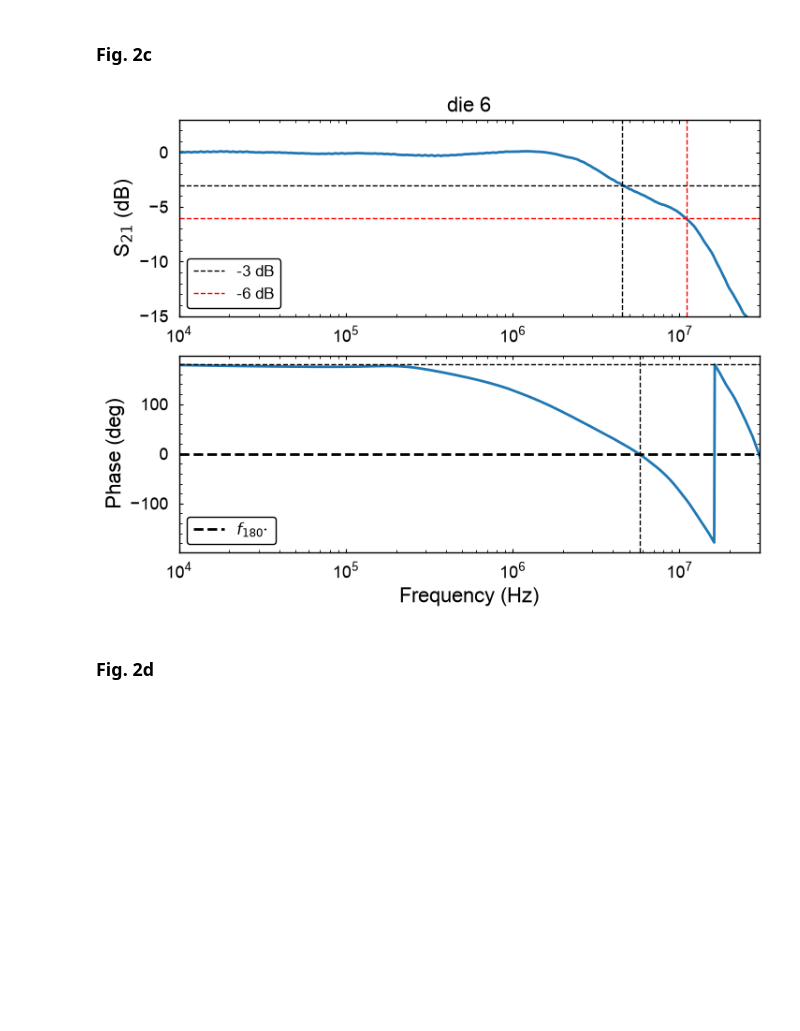
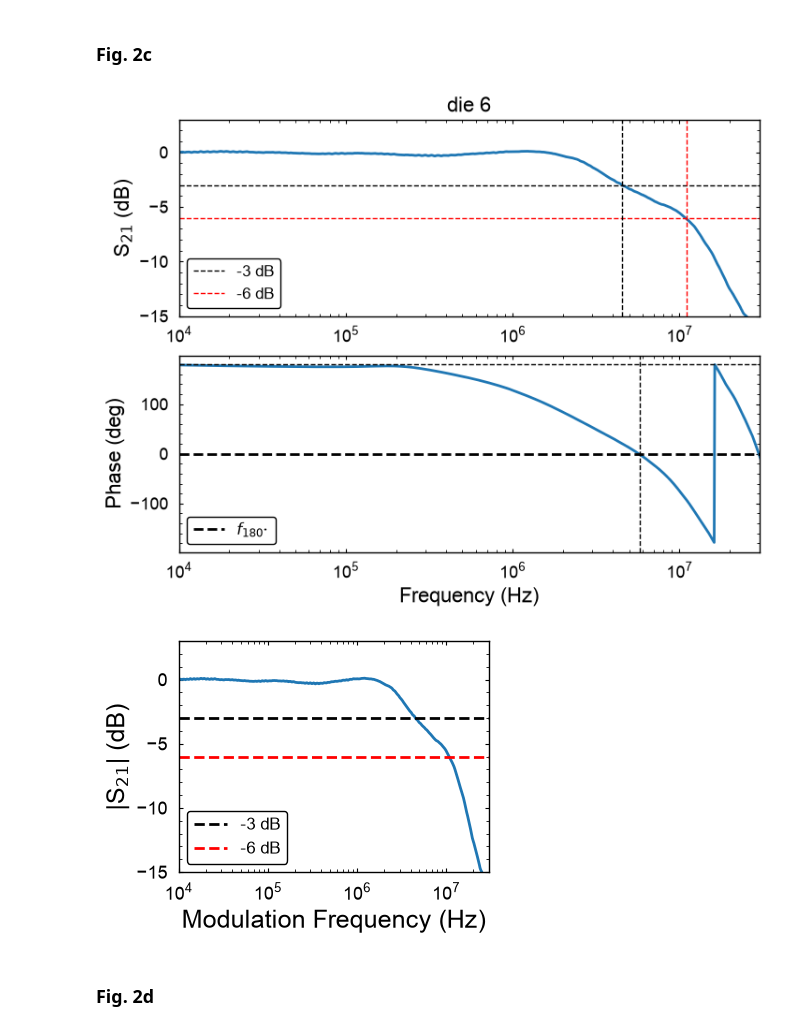
Before and after one commit to aisichenko/ncomms2026-780pzt, a Jupyter notebook: 780_PZT_NCOMMS_DATA.ipynb, the cells around one changed output. Saved outputs shown, nothing was run; the diff lists cells and outputs as text; code cells hidden in the pictures; blank space fills up the shorter version.

Commit message:
update to generate PDF of figures

```diff
--- a/780_PZT_NCOMMS_DATA.ipynb
+++ b/780_PZT_NCOMMS_DATA.ipynb
@@ -111,33 +111,48 @@ plt.subplot(2,1,1)
 base_path = data_join('figure2', 'fig2c')
 filename = f'die6_d6_S21_BPD_5.csv'
 path = os.path.join(base_path, filename)
 df_die6_d6 = get_pna_data(path)
 S21_amp_die6_d6_run = df_die6_d6['S21(DB)'] + 3.9 # - np.mean(df_die6_d6['S21(DB)'][0:10])
 
 plt.subplot(2,1,1)
 plt.semilogx(df_die6_d6['Freq(Hz)'], S21_amp_die6_d6_run, lw=2)
 plt.axhline(-3, ls='--', color='k', lw=1, label='-3 dB')
 plt.axhline(-6, ls='--', color='r', lw=1, label='-6 dB')
 plt.axvline(4.5e6, ls='--', color='k')
 plt.axvline(11e6, ls='--', color='red')
 plt.legend()
 plt.ylabel('S$_{21}$ (dB)')
 plt.ylim([-15, 3])
 plt.xlim([1e4, 3e7])
 plt.title('die 6')
 plt.subplot(2,1,2)
 plt.semilogx(df_die6_d6['Freq(Hz)'], df_die6_d6['S21(DEG)'], lw=2)
 plt.axhline(180, ls='--', lw=1, color='k')
 plt.axhline(0, ls='--', lw=2, color='k', label=r'$f_{180^{\circ}}$')
 plt.axvline(5.8e6, ls='--', color='k')
 plt.ylabel('Phase (deg)')
 plt.xlabel('Frequency (Hz)')
 plt.xlim([1e4, 3e7])
 plt.legend()
 #plt.savefig('PNA_die6_AC_meas.pdf')
 plt.show()
+
+plt.figure(figsize=(4, 3))
+plt.semilogx(df_die6_d6['Freq(Hz)'], S21_amp_die6_d6_run, lw=2)
+plt.axhline(-3, ls='--', color='k', lw=2, label='-3 dB')
+plt.axhline(-6, ls='--', color='r', lw=2, label='-6 dB')
+#plt.axvline(4.6e6, ls='--', color='k')
+#plt.axvline(11e6, ls='--', color='red')
+plt.legend()
+plt.ylim([-15, 3])
+plt.xlim([1e4, 3e7])
+plt.ylabel('|S$_{21}$| (dB)', fontsize=18)
+plt.xlabel('Modulation Frequency (Hz)', fontsize=18)
+plt.savefig('figure2/Fig2c.pdf')
+plt.show()
 # %% [output]
 [figure]
+[figure, added]
 # %% [markdown]
 ### Fig. 2d
 # %%
```
Also changed, not shown: parts of 6 cells of this notebook, 10 other files.
